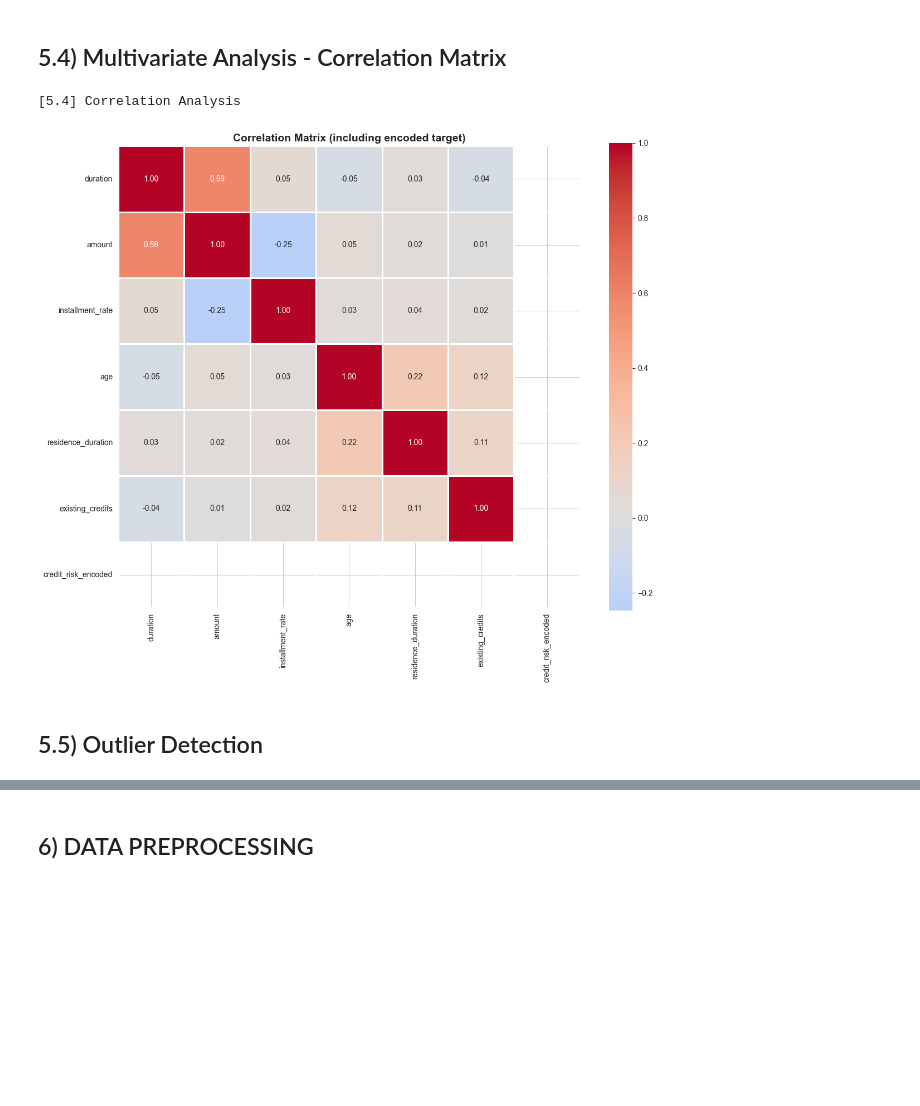
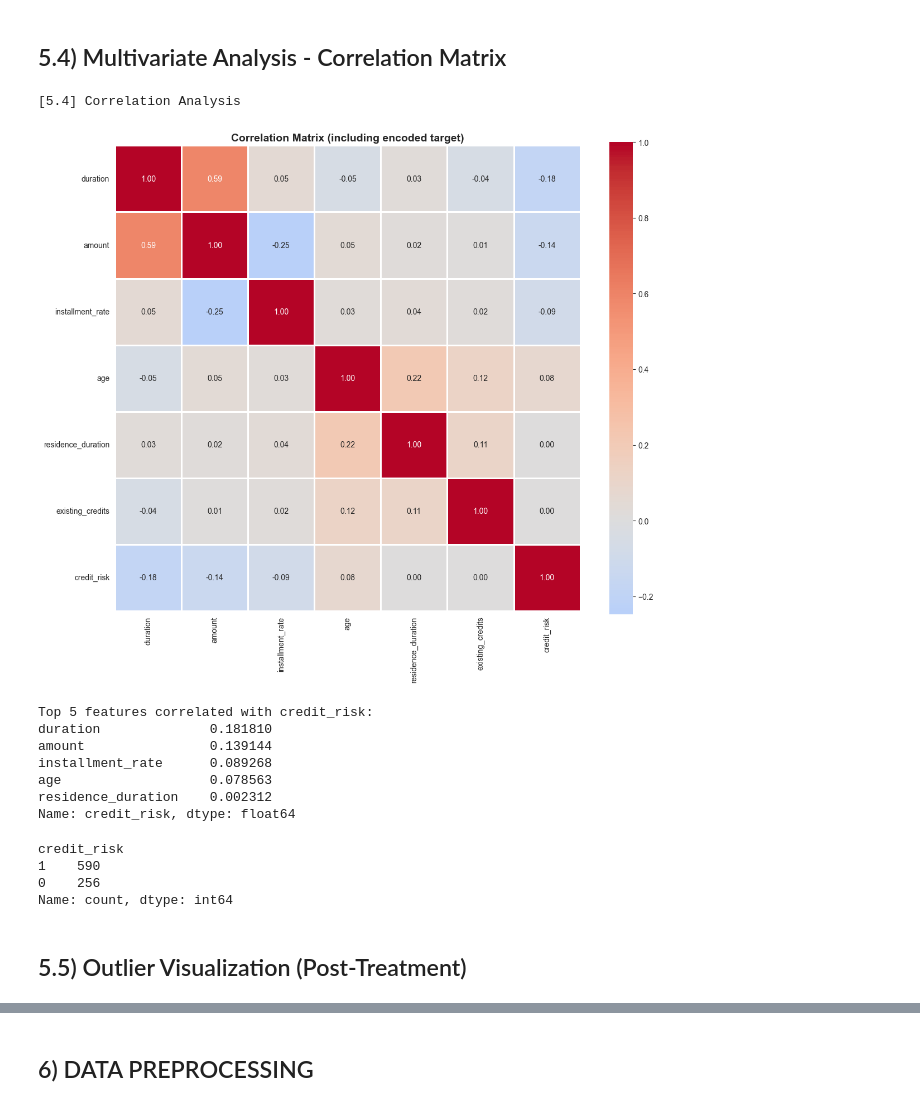
Before and after one commit to AlejandroDiaz10/MLOps, a Jupyter notebook: Fase1/Equipo34_Fase1.ipynb, the cells around one changed output, grey strips where cells are left out. Drawn from its saved outputs; the diff is of its cells as text; code cells hidden in the pictures; blank space fills up the shorter version.

```diff
--- a/Fase1/Equipo34_Fase1-ale.ipynb
+++ b/Fase1/Equipo34_Fase1.ipynb
@@ -343,13 +352,13 @@ else:
 print("\n[3.7] Outlier Detection and Treatment")
 
 # Analyze outliers using IQR method on key numeric features
-numeric_features = ['duration', 'amount', 'installment_rate', 'age',
+continuous_features = ['duration', 'amount', 'installment_rate', 'age',
                    'residence_duration', 'existing_credits']
 
 print("\nOutlier analysis (IQR method, 3x multiplier):")
 
 outlier_summary = []
-for col in numeric_features:
+for col in continuous_features:
     Q1 = df[col].quantile(0.25)
     Q3 = df[col].quantile(0.75)
     IQR = Q3 - Q1
@@ -382,7 +391,7 @@ print("  Action: Cap values at boundaries (winsorization)")
 print("  Rationale: Preserve information while reducing extreme influence\n")
 
 rows_before = len(df)
-for col in numeric_features:
+for col in continuous_features:
     Q1 = df[col].quantile(0.25)
     Q3 = df[col].quantile(0.75)
     IQR = Q3 - Q1
@@ -489,9 +498,6 @@ except FileNotFoundError:
 print("\n[5.1] Univariate Analysis - All Features")
 
 # Separate feature types for better visualization
-continuous_features = ['duration', 'amount', 'installment_rate', 'age',
-                      'residence_duration', 'existing_credits']
-
 categorical_features = [col for col in df.select_dtypes(include=[np.number]).columns
                        if col not in continuous_features and col != 'credit_risk']
 
@@ -651,25 +657,43 @@ Mean values by credit risk:
 # %%
 print("\n[5.4] Correlation Analysis")
 
-# Encode target for correlation
 df_corr = df.copy()
-df_corr['credit_risk_encoded'] = (df_corr['credit_risk'] == 'good').astype(int)
 
-# Correlation matrix
-corr_features = numeric_features + ['credit_risk_encoded']
+# Asure target is numeric
+df_corr['credit_risk'] = pd.to_numeric(df_corr['credit_risk'], errors='coerce').astype(int)
+
+corr_features = continuous_features + ['credit_risk']
 corr_matrix = df_corr[corr_features].corr()
 
 # Visualize
 plt.figure(figsize=(12, 10))
 sns.heatmap(corr_matrix, annot=True, fmt='.2f', cmap='coolwarm',
            center=0, square=True, linewidths=1)
 plt.title('Correlation Matrix (including encoded target)', fontsize=14, fontweight='bold')
 plt.tight_layout()
 plt.savefig('outputs/figures/04_correlation_matrix.png', dpi=300, bbox_inches='tight')
 plt.show()
+
+print("\nTop 5 features correlated with credit_risk:")
+target_corr = corr_matrix['credit_risk'].drop('credit_risk').abs().sort_values(ascending=False)
+print(target_corr.head())
 # %% [output]
 [5.4] Correlation Analysis
-[figure, old version]
+[figure, new version]
+Top 5 features correlated with credit_risk:
+duration              0.181810
+amount                0.139144
+installment_rate      0.089268
+age                   0.078563
+residence_duration    0.002312
+Name: credit_risk, dtype: float64
+# %%
+df['credit_risk'].value_counts()
+# %% [output]
+credit_risk
+1    590
+0    256
+Name: count, dtype: int64
 # %% [markdown]
-## 5.5) Outlier Detection
+## 5.5) Outlier Visualization (Post-Treatment)
 # %%
```
Also changed, not shown: parts of 28 cells of this notebook, 12 other files.
